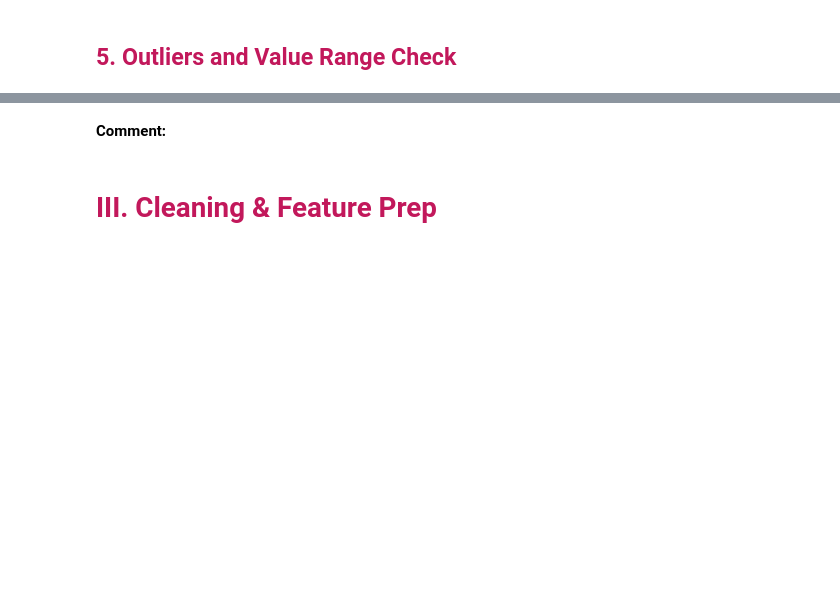
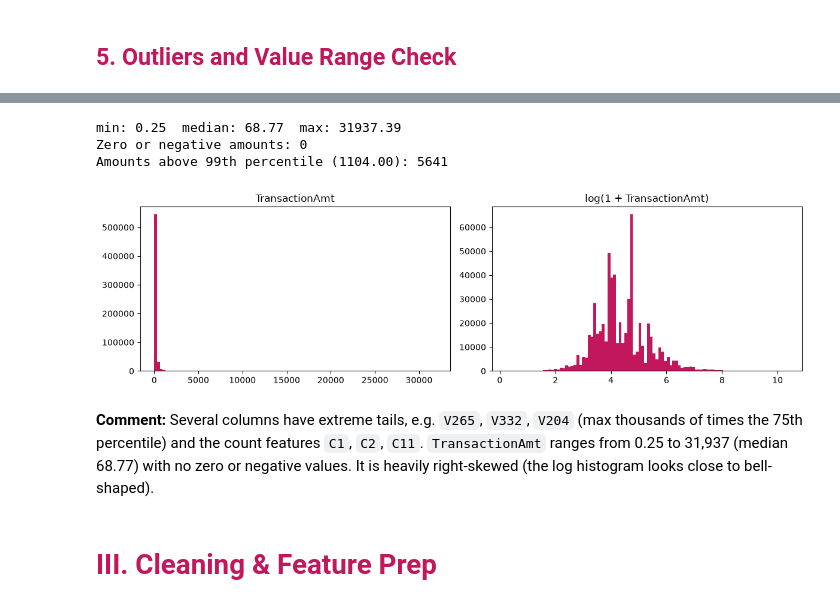
Before and after one commit to Nafisatibrahim/Unsupervised-fraud-detection-the-outliers, a Jupyter notebook: notebooks/01-data-preparation.ipynb, the cells around one changed output, grey strips where cells are left out. Cells and saved outputs as stored; diff of their text form; code cells hidden in the pictures; blank space fills up the shorter version.

```diff
--- a/notebooks/01-data-preparation.ipynb
+++ b/notebooks/01-data-preparation.ipynb
@@ -184,10 +340,27 @@ else:
 # %%
 # Check the range of TransactionAmt specifically
 # Example: in pandas, you can look at .min(), .max(), and a histogram
 # Goal: transaction amounts should be positive; flag anything that looks
 # impossible (zero, negative, or an unrealistic maximum).
+amt = df['TransactionAmt']
+print(f"min: {amt.min():.2f}  median: {amt.median():.2f}  max: {amt.max():.2f}")
+print(f"Zero or negative amounts: {(amt <= 0).sum()}")
+print(f"Amounts above 99th percentile ({amt.quantile(0.99):.2f}): {(amt > amt.quantile(0.99)).sum()}")
+
+fig, axes = plt.subplots(1, 2, figsize=(12, 3.5))
+axes[0].hist(amt, bins=100, color='#C2185B')
+axes[0].set_title('TransactionAmt')
+axes[1].hist(numpy.log1p(amt), bins=100, color='#C2185B')
+axes[1].set_title('log(1 + TransactionAmt)')
+plt.tight_layout()
+plt.show()
+# %% [output]
+min: 0.25  median: 68.77  max: 31937.39
+Zero or negative amounts: 0
+Amounts above 99th percentile (1104.00): 5641
+[figure, added]
 # %% [markdown]
-**Comment:**
+**Comment:** Several columns have extreme tails, e.g. `V265`, `V332`, `V204` (max thousands of times the 75th percentile) and the count features `C1`, `C2`, `C11`. `TransactionAmt` ranges from 0.25 to 31,937 (median 68.77) with no zero or negative values. It is heavily right-skewed (the log histogram looks close to bell-shaped).
 # %% [markdown]
 <a id="cleaning-feature-prep"></a>
 <h1 style="color:#C2185B">III. Cleaning & Feature Prep</h1>
```
Also changed, not shown: parts of 37 cells of this notebook.
